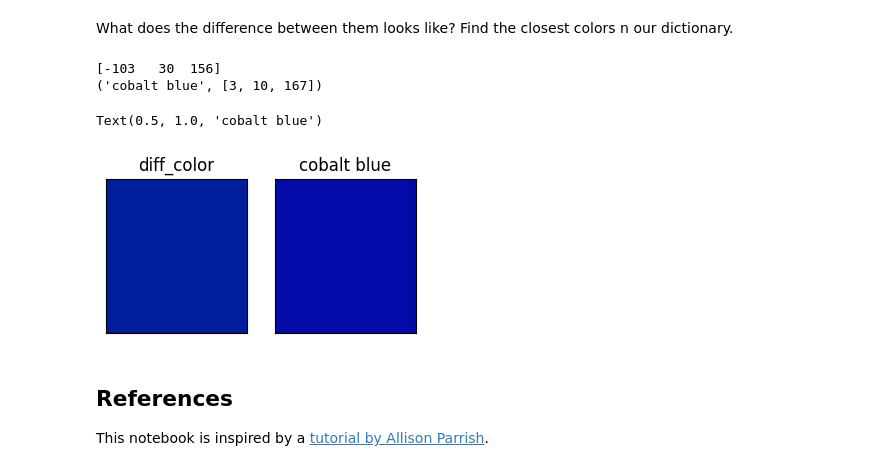
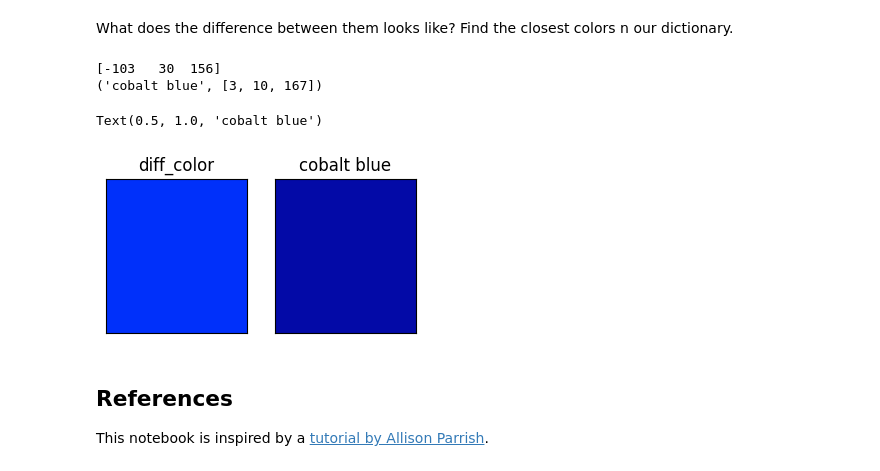
Before and after one commit to aaletov/math-basics-for-ai, a Jupyter notebook: solutions/msai23_session01_colors.ipynb, the cells around one changed output. Drawn from its saved outputs; the diff is of its cells as text; code cells hidden in the pictures.

```diff
--- a/solutions/msai23_session01_colors.ipynb
+++ b/solutions/msai23_session01_colors.ipynb
@@ -247,25 +246,25 @@ What does the difference between them looks like? Find the closest colors n our
 # %%
 diff_color = subtract_colors(colors[color1], colors[color2])
 closest_color = find_n_closest(colors, diff_color, n=1)[0]
 
 fig, (ax1, ax2) = plt.subplots(1, 2, figsize=(4, 2))
 print(diff_color)
 # Fix negative component
 diff_color[0] = 0
-ax1.set_facecolor(diff_color / 256)
+ax1.set_facecolor(diff_color / np.linalg.norm(diff_color))
 ax1.set_xticks([])
 ax1.set_yticks([])
 ax1.set_title("diff_color")
 print(closest_color)
 ax2.set_facecolor('xkcd:'+closest_color[0])
 ax2.set_xticks([])
 ax2.set_yticks([])
 ax2.set_title(closest_color[0])
 # %% [output]
 [-103   30  156]
 ('cobalt blue', [3, 10, 167])
 Text(0.5, 1.0, 'cobalt blue')
-[figure, old version]
+[figure, new version]
 # %% [markdown]
 ## **References**
 
```
Also changed, not shown: parts of 1 cell of this notebook.
